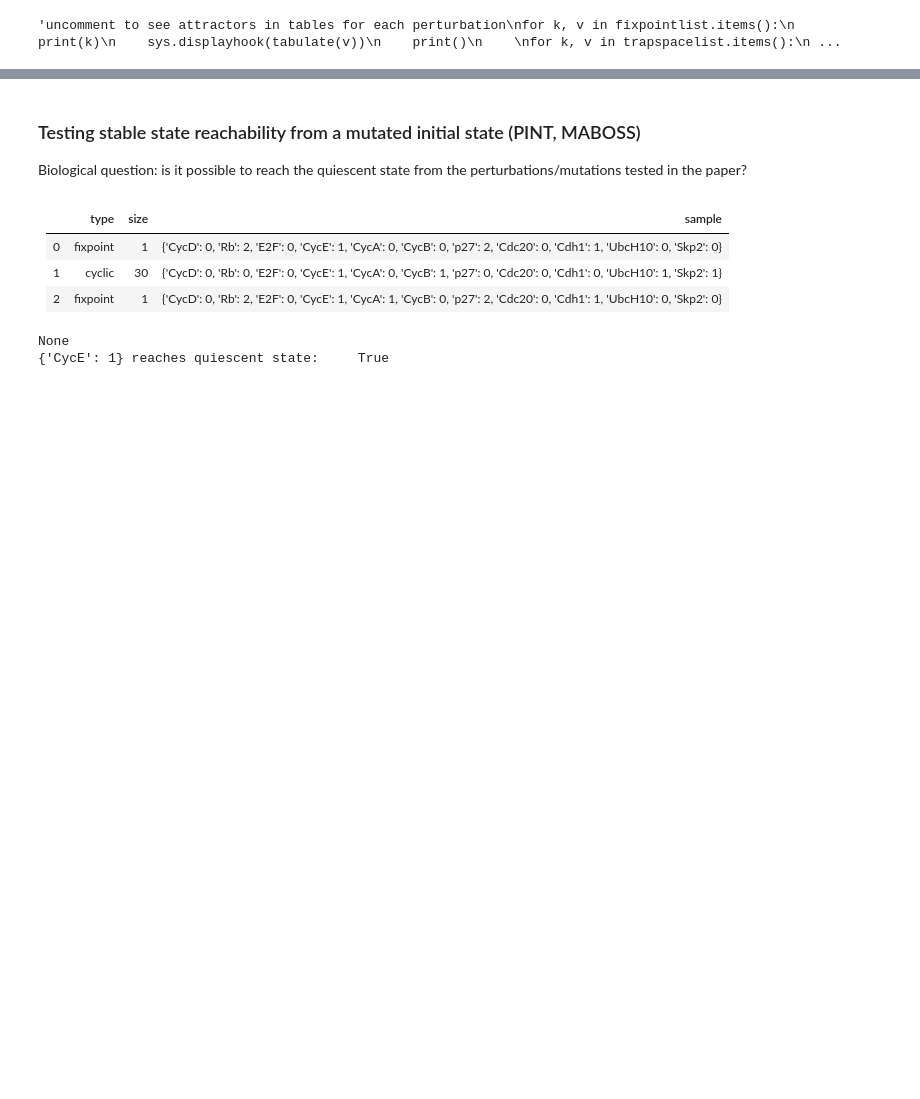
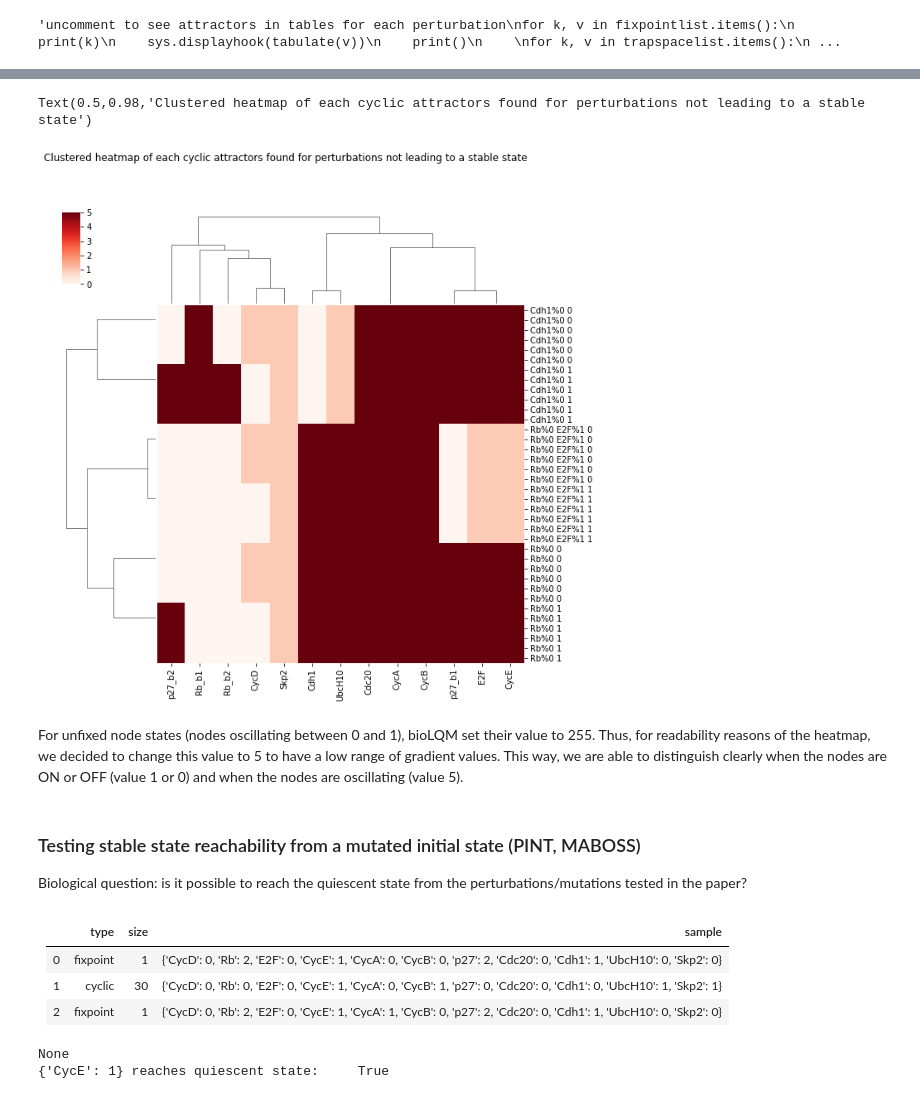
Before and after one commit to Eirinits/BI8040_project, a Jupyter notebook: notebook/BI8040_notebook.ipynb, the cells around one changed output, grey strips where cells are left out. Cells and saved outputs as stored; diff of their text form; code cells hidden in the pictures; blank space fills up the shorter version.

```diff
--- a/notebook/BI8040_notebook.ipynb
+++ b/notebook/BI8040_notebook.ipynb
@@ -249,3 +233,28 @@ sns.clustermap(df2, metric='euclidean', cmap = 'Reds', yticklabels=True)'''
+# %%
+'''Repeat previous analysis for the trap space data'''
+for k,v in trapspacelist.items():
+    for i in range(0,len(v)):
+        listSS = []
+        for key, val in v[i].items():
+            if val == 255:
+                val = 5
+            listSS.append(val)
+        tstates.append(listSS)
+        trappedstates.append(str(k)+' '+str(i))
+
+'''List of nodes in the trap space: multi valued components are expanded into several nodes'''
+nodelistT = ['CycD', 'Rb_b1', 'Rb_b2', 'E2F', 'CycE', 'CycA', 'CycB', 'p27_b1', 'p27_b2', 'Cdc20', 'Cdh1', 'UbcH10', 'Skp2']
+
+df2 = DataFrame(data=tstates)
+df2.columns = nodelistT
+df2.index = trappedstates
+cm2 = sns.clustermap(df2, metric='euclidean', cmap = 'Reds', yticklabels=True)
+cm2.fig.suptitle('Clustered heatmap of each cyclic attractors found for perturbations not leading to a stable state')
+# %% [output]
+Text(0.5,0.98,'Clustered heatmap of each cyclic attractors found for perturbations not leading to a stable state')
+[figure, added]
+# %% [markdown]
+For unfixed node states (nodes oscillating between 0 and 1), bioLQM set their value to 255. Thus, for readability reasons of the heatmap, we decided to change this value to 5 to have a low range of gradient values. This way, we are able to distinguish clearly when the nodes are ON or OFF (value 1 or 0) and when the nodes are oscillating (value 5).
 # %% [markdown]
 ### Testing stable state reachability from a mutated initial state (PINT, MABOSS)
 
```
Also changed, not shown: parts of 10 cells of this notebook.
